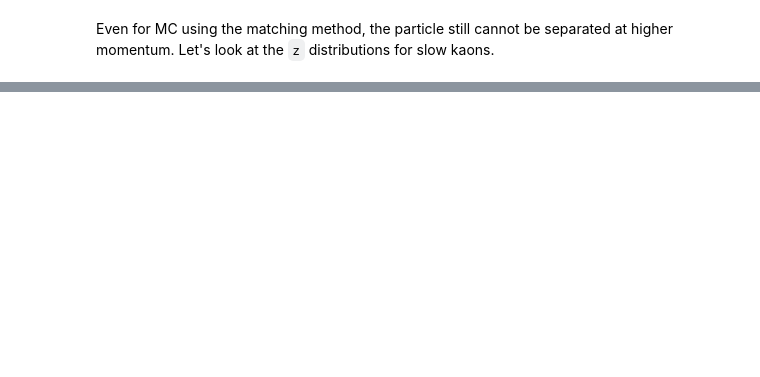
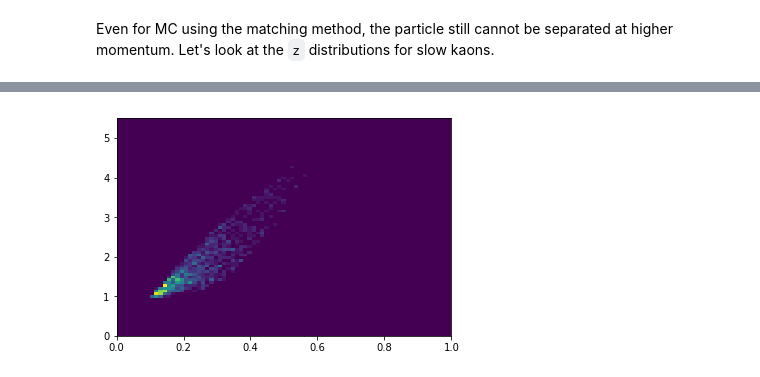
Before and after one commit to dmriser/python-analysis, a Jupyter notebook: kaon-bsa/compare-data-mc.ipynb, the cells around one changed output, grey strips where cells are left out. Drawn from its saved outputs; the diff is of its cells as text; code cells hidden in the pictures; blank space fills up the shorter version.

```diff
--- a/kaon-bsa/compare-data-mc.ipynb
+++ b/kaon-bsa/compare-data-mc.ipynb
@@ -256,0 +257,5 @@ plt.plot(np.linspace(0.1,4.5,100),
+# %%
+plt.hist2d(sample['x'], sample['q2'],
+          bins=(np.linspace(0, 1, 80), np.linspace(0, 5.5, 80)));
+# %% [output]
+[figure, added]
```
Also changed, not shown: parts of 15 cells of this notebook, 10 other files.
